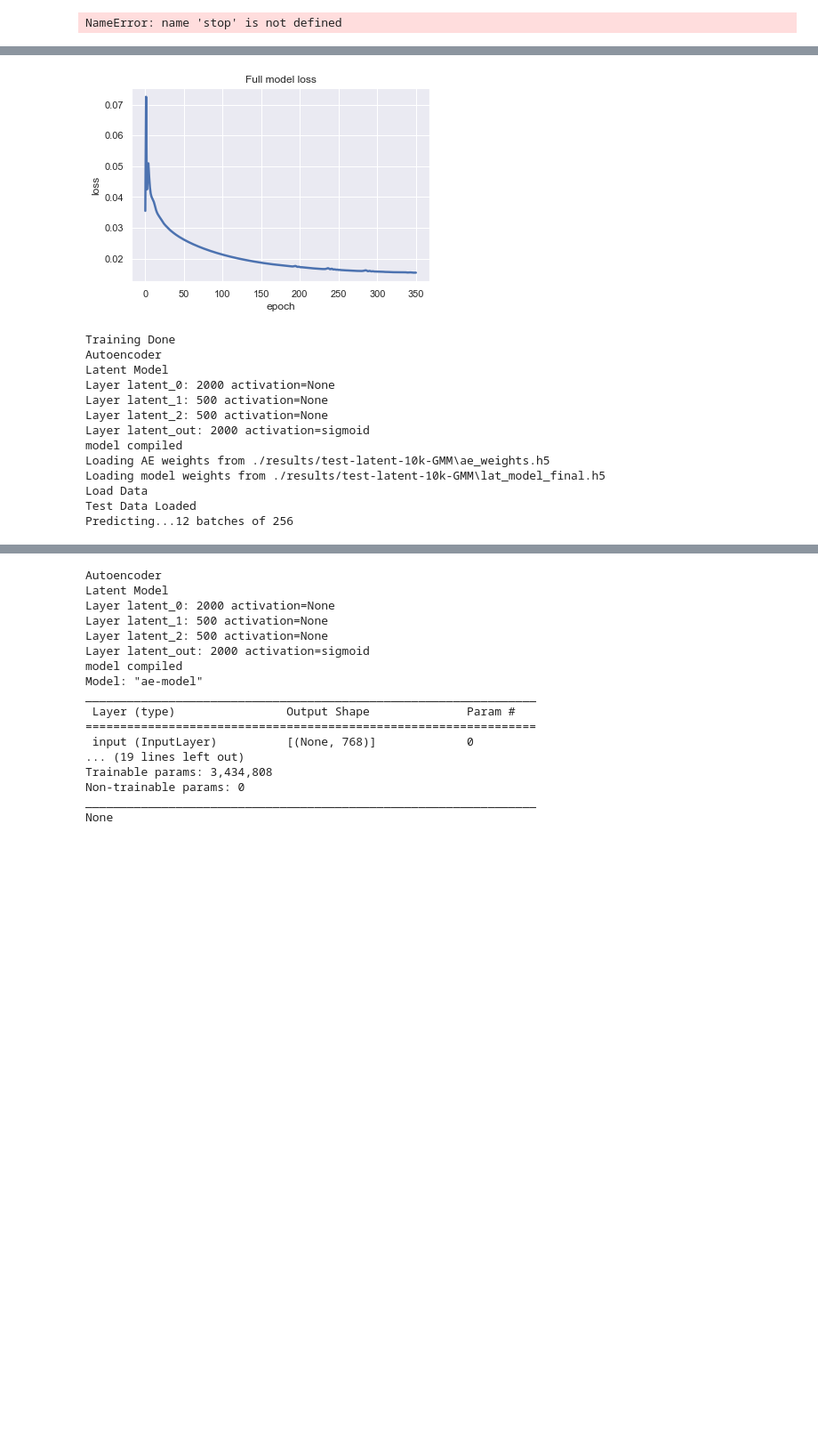
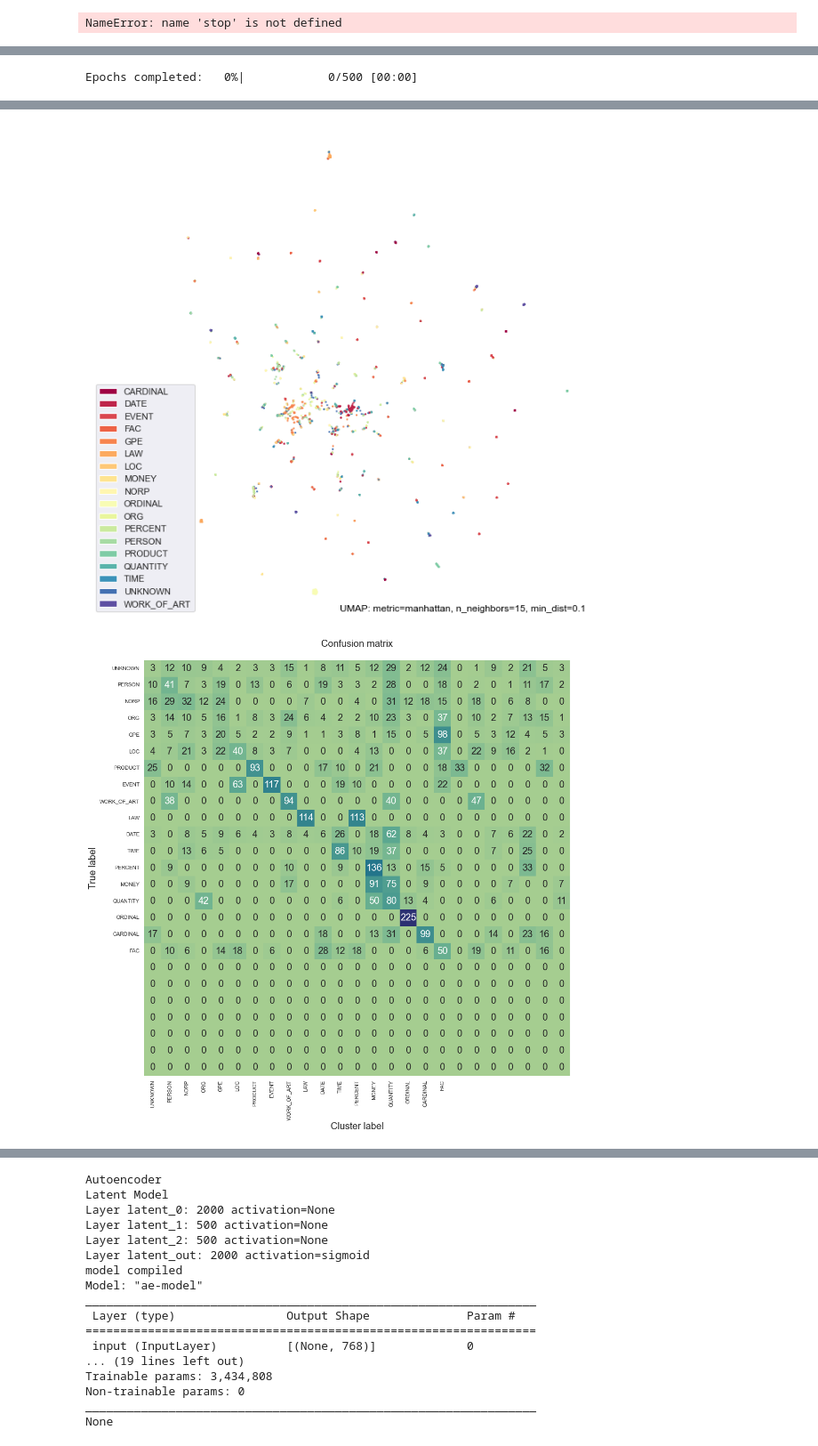
Before and after one commit to wgilpin/auto-ontology, a Jupyter notebook: src/joint_model_trg.ipynb, the cells around one changed output, grey strips where cells are left out. Shown at 89% size. Drawn from its saved outputs; the diff is of its cells as text; code cells hidden in the pictures; blank space fills up the shorter version.

```diff
--- a/src/joint_model_trg.ipynb
+++ b/src/joint_model_trg.ipynb
@@ -1042,9 +1067,9 @@ dc = DeepLatentCluster(
         'latent_weight':1e-5,
         "cluster": "Kmeans"
     })
-dc.make_model()
-dc.train_model()
-dc.evaluate_model(sample_size=3000)
+# dc.make_model()
+# dc.train_model()
+dc.evaluate_model(sample_size=4000)
 # %% [output]
 Autoencoder
 Latent Model
@@ -1070,14 +1093 @@ Iter:280 -> loss:0.01594526693224907
-[figure, old version]
-Training Done
-Autoencoder
-Latent Model
-Layer latent_0: 2000 activation=None
-Layer latent_1: 500 activation=None
-Layer latent_2: 500 activation=None
-Layer latent_out: 2000 activation=sigmoid
-model compiled
-Loading AE weights from ./results/test-latent-10k-GMM\ae_weights.h5
-Loading model weights from ./results/test-latent-10k-GMM\lat_model_final.h5
-Load Data
-Test Data Loaded
-Predicting...12 batches of 256
+Epochs completed:   0%|            0/500 [00:00]
@@ -1090,0 +1096,2 @@ Sat Aug 27 15:32:02 2022 Construct embedding
+[figure, new version]
+[figure, new version]
```
Also changed, not shown: parts of 11 cells of this notebook, 1 other file.
